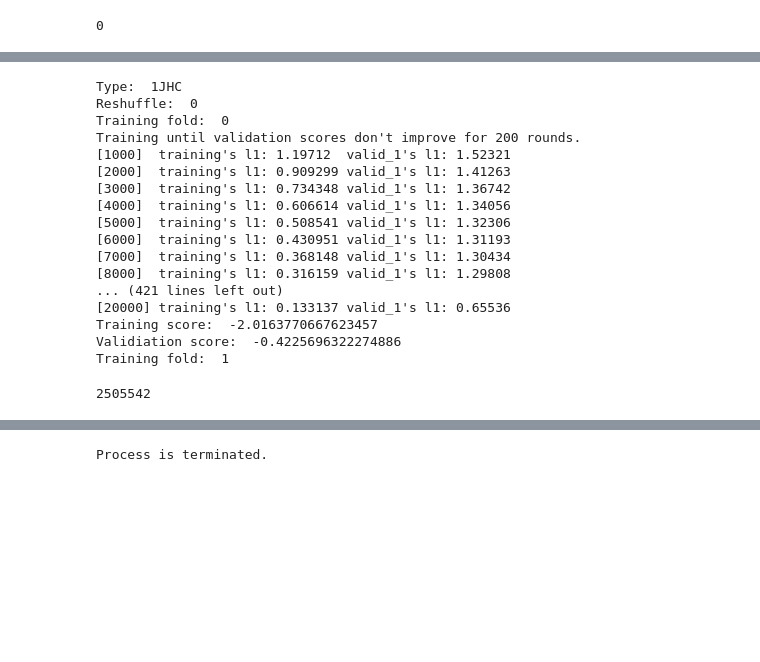
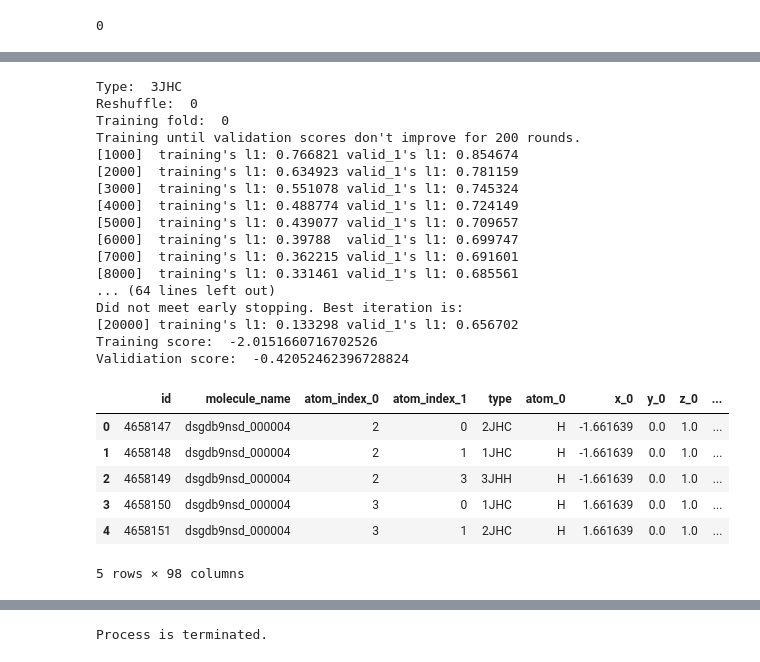
Before and after one commit to jrnhofman/Kaggle, a Jupyter notebook: predicting_molecular_properties/lightgbm_cleaned_cv.ipynb, the cells around one changed output, grey strips where cells are left out. Saved outputs shown, nothing was run; the diff lists cells and outputs as text; code cells hidden in the pictures; blank space fills up the shorter version.

```diff
--- a/predicting_molecular_properties/lightgbm_cleaned_cv.ipynb
+++ b/predicting_molecular_properties/lightgbm_cleaned_cv.ipynb
@@ -632,3 +632,15 @@ Name: type, dtype: int64
 gc.collect()
 # %% [output]
 0
+# %%
+print(train_df.info())
+for col in train_df.columns:
+    if train_df[col].dtype == 'float64':
+        train_df[col] = train_df[col].astype(np.float32)
+print(train_df.info())
+
+print(test_df.info())
+for col in test_df.columns:
+    if test_df[col].dtype == 'float64':
+        test_df[col] = test_df[col].astype(np.float32)
+print(test_df.info())
@@ -634,0 +665,6 @@ gc.collect()
+# %%
+print(test_df.info())
+for col in test_df.columns:
+    if test_df[col].dtype == 'float64':
+        test_df[col] = test_df[col].astype(np.float32)
+print(test_df.info())
@@ -635,6 +689,6 @@ gc.collect()
 # %%
 types = train_df.type.unique()
-#types = ['1JHN','2JHN']
+types = ['3JHC']
 
 total_predictions = pd.Series()
 
@@ -652,24 +706,30 @@ for t in types:
 
     total_predictions = total_predictions.append(predictions.mean(axis=1))
 # %% [output]
-Type:  1JHC
+Type:  3JHC
 Reshuffle:  0
 Training fold:  0
 Training until validation scores don't improve for 200 rounds.
-[1000]  training's l1: 1.19712  valid_1's l1: 1.52321
-[2000]  training's l1: 0.909299 valid_1's l1: 1.41263
-[3000]  training's l1: 0.734348 valid_1's l1: 1.36742
-[4000]  training's l1: 0.606614 valid_1's l1: 1.34056
-[5000]  training's l1: 0.508541 valid_1's l1: 1.32306
-[6000]  training's l1: 0.430951 valid_1's l1: 1.31193
-[7000]  training's l1: 0.368148 valid_1's l1: 1.30434
-[8000]  training's l1: 0.316159 valid_1's l1: 1.29808
-... (421 lines left out)
-[20000] training's l1: 0.133137 valid_1's l1: 0.65536
-Training score:  -2.0163770667623457
-Validiation score:  -0.4225696322274886
-Training fold:  1
+[1000]  training's l1: 0.766821 valid_1's l1: 0.854674
+[2000]  training's l1: 0.634923 valid_1's l1: 0.781159
+[3000]  training's l1: 0.551078 valid_1's l1: 0.745324
+[4000]  training's l1: 0.488774 valid_1's l1: 0.724149
+[5000]  training's l1: 0.439077 valid_1's l1: 0.709657
+[6000]  training's l1: 0.39788  valid_1's l1: 0.699747
+[7000]  training's l1: 0.362215 valid_1's l1: 0.691601
+[8000]  training's l1: 0.331461 valid_1's l1: 0.685561
+... (64 lines left out)
+Did not meet early stopping. Best iteration is:
+[20000] training's l1: 0.133298 valid_1's l1: 0.656702
+Training score:  -2.0151660716702526
+Validiation score:  -0.42052462396728824
-# %%
-total_predictions.shape[0]
-# %% [output]
-2505542
+# %%
+test_df.head()
+# %% [output]
+|  | id | molecule_name | atom_index_0 | atom_index_1 | type | atom_0 | x_0 | y_0 | z_0 | ... |
+| 0 | 4658147 | dsgdb9nsd_000004 | 2 | 0 | 2JHC | H | -1.661639 | 0.0 | 1.0 | ... |
+| 1 | 4658148 | dsgdb9nsd_000004 | 2 | 1 | 1JHC | H | -1.661639 | 0.0 | 1.0 | ... |
+| 2 | 4658149 | dsgdb9nsd_000004 | 2 | 3 | 3JHH | H | -1.661639 | 0.0 | 1.0 | ... |
+| 3 | 4658150 | dsgdb9nsd_000004 | 3 | 0 | 1JHC | H | 1.661639 | 0.0 | 1.0 | ... |
+| 4 | 4658151 | dsgdb9nsd_000004 | 3 | 1 | 2JHC | H | 1.661639 | 0.0 | 1.0 | ... |
+5 rows × 98 columns
```
Also changed, not shown: parts of 6 cells of this notebook.
